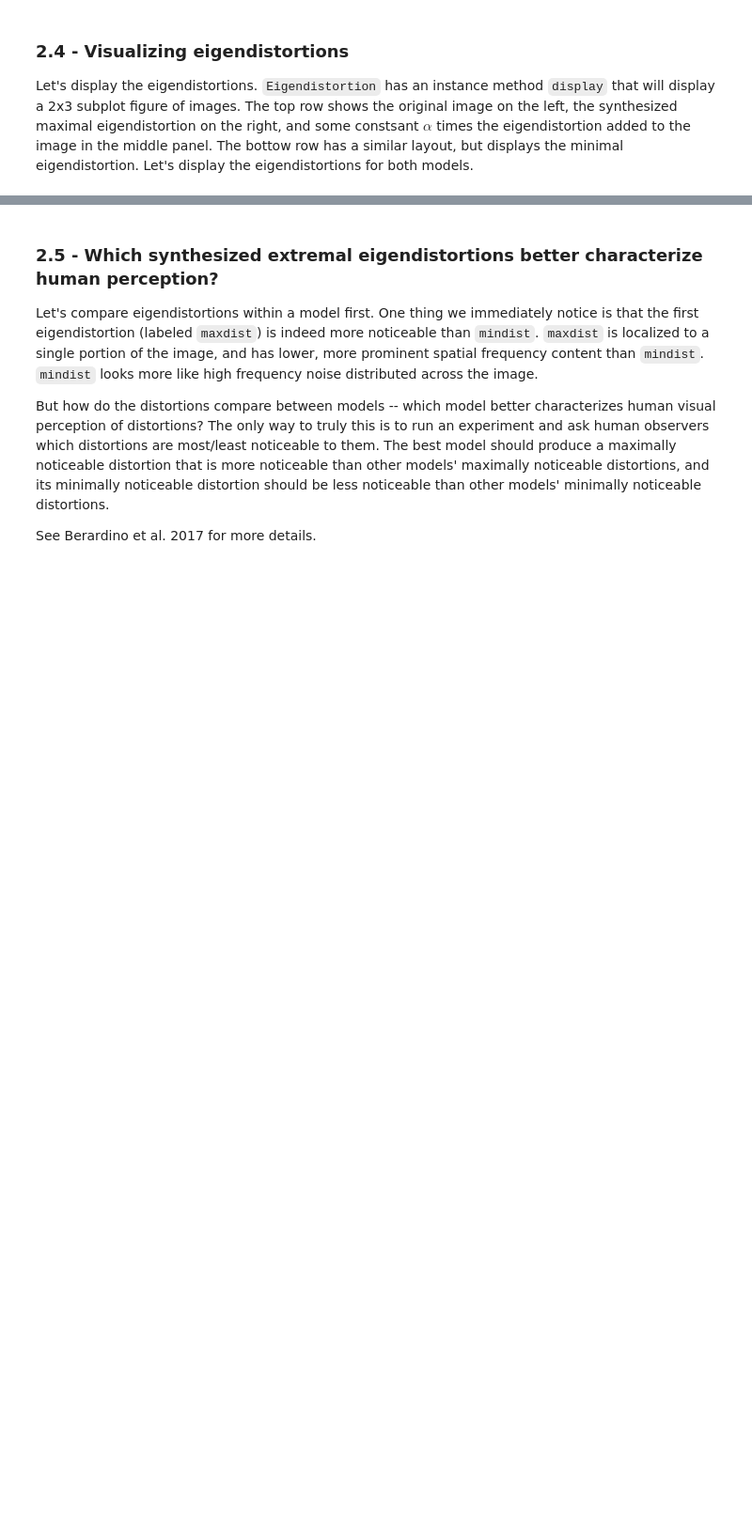
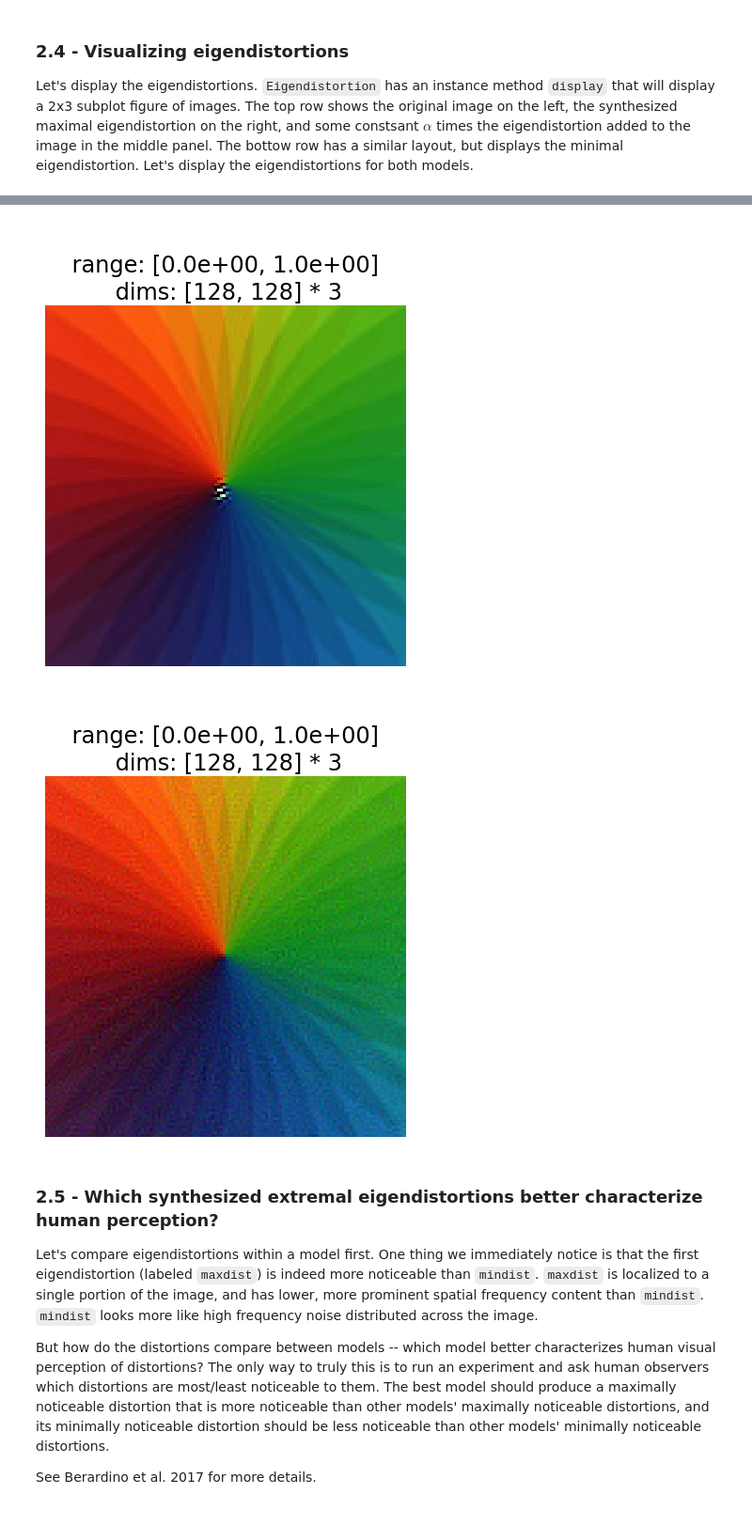
Before and after one commit to plenoptic-org/plenoptic, a Jupyter notebook: examples/02_Eigendistortions.ipynb, the cells around one changed output, grey strips where cells are left out. Shown at 94% size. Cells and saved outputs as stored; diff of their text form; code cells hidden in the pictures; blank space fills up the shorter version.

```diff
--- a/examples/02_Eigendistortions.ipynb
+++ b/examples/02_Eigendistortions.ipynb
@@ -368,3 +346,9 @@ Clipping input data to the valid range for imshow with RGB data ([0..1] for floa
+# %%
+ed_resneta.plot_distorted_image(0, as_rgb=True, zoom=3);
+ed_resneta.plot_distorted_image(-1, as_rgb=True, zoom=3);
+# %% [output]
+[figure, added]
+[figure, added]
 # %% [markdown]
 ### 2.5 - Which synthesized extremal eigendistortions better characterize human perception?
 
```
Also changed, not shown: parts of 9 cells of this notebook, 13 other files.
